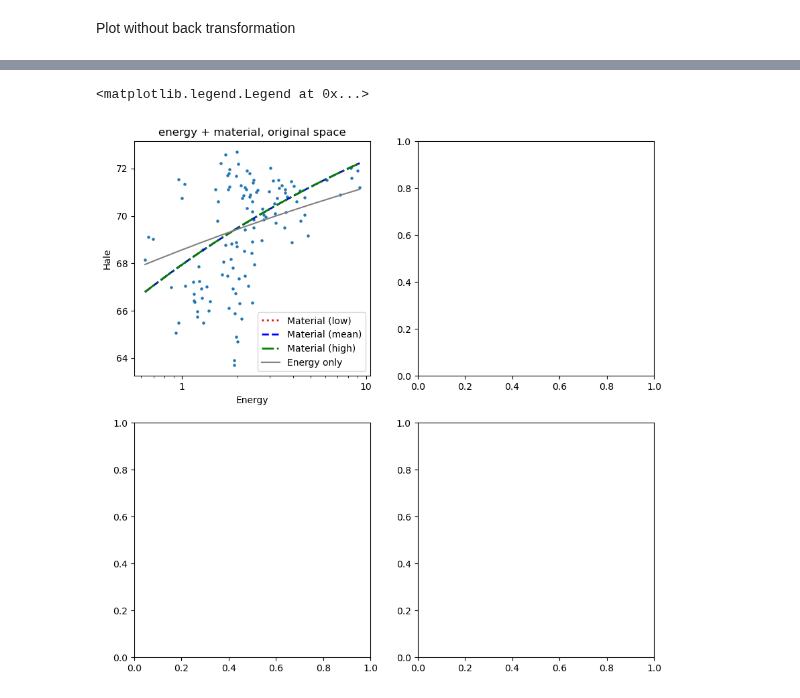
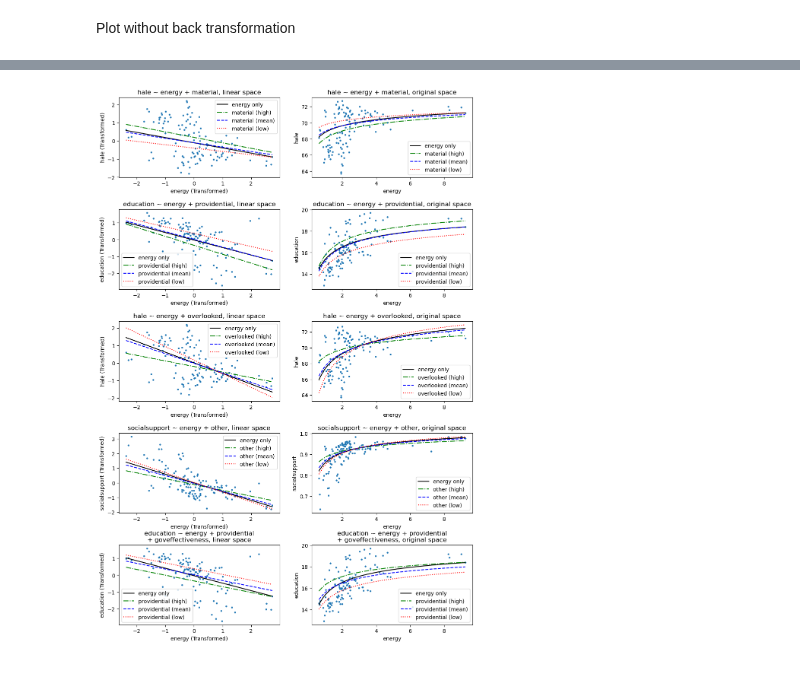
Before and after one commit to saviorand/provisioning-model, a Jupyter notebook: provisioning_model/notebooks/foundational/viz_regressions.ipynb, the cells around one changed output, grey strips where cells are left out. Saved outputs shown, nothing was run; the diff lists cells and outputs as text; code cells hidden in the pictures.

```diff
--- a/provisioning_model/notebooks/foundational/viz_regressions.ipynb
+++ b/provisioning_model/notebooks/foundational/viz_regressions.ipynb
@@ -122,0 +156,9 @@ selected_single_model_socialsupport_overlooked = single_regressions_df.iloc[2]['
+# %%
+single_regressions_df_accounts = df_regressions_accounts[df_regressions_accounts['name'].str.contains('Single')]
+single_regressions_df_accounts = single_regressions_df_accounts.sort_values(by="goodness_of_fit", key=lambda k: k.str["adj_r_squared"], ascending=False)
+single_regressions_df_accounts_overview = single_regressions_df_accounts[['name', 'dependent_variable', 'independent_variables', 'goodness_of_fit']]
+single_regressions_df_accounts_overview = pd.concat([single_regressions_df_accounts_overview.drop(['goodness_of_fit'], axis=1), single_regressions_df_accounts_overview['goodness_of_fit'].apply(pd.Series)], axis=1)
+single_regressions_df_accounts_overview = pd.concat([single_regressions_df_accounts_overview.drop(['coefs'], axis=1), single_regressions_df_accounts_overview['coefs'].apply(pd.Series)], axis=1)
+single_regressions_df_accounts_overview = single_regressions_df_accounts_overview.loc[:,~single_regressions_df_accounts_overview.columns.str.contains('T.True')]
+single_regressions_df_accounts_overview = single_regressions_df_accounts_overview.drop(['model_name'], axis=1)
+single_regressions_df_accounts_overview
@@ -123,3 +181,5 @@ selected_single_model_socialsupport_overlooked = single_regressions_df.iloc[2]['
+# %%
+selected_single_model_overlooked_hale_accounts = single_regressions_df_accounts.iloc[1]['model']
 # %% [markdown]
 Which multiple regressions have the best $R^2$?
 # %%
@@ -172,0 +216,4 @@ Print the best r-squared and log-likelihood models.
+# %%
+selected_multiple_model_hale_material_goveffectiveness = multiple_regressions_df.iloc[12]['model']
+selected_multiple_model_education_providential_goveffectiveness = multiple_regressions_df.iloc[10]['model']
+selected_multiple_model_education_providential_goveffectiveness.summary
@@ -361,26 +320,2 @@ def log_tick_formatter(val, pos=None):
-# %%
-fig, axs = plt.subplots(2, 2, figsize=(10, 10))
-axs[0, 0].scatter(back_transformed_data["energy"], back_transformed_data["hale"], s=5)
-axs[0, 0].set_title('energy + material, original space')
-# log x axis
-axs[0, 0].set_xscale('log')
-axs[0, 0].xaxis.set_major_locator(LogLocator(base=10.0))
-axs[0, 0].xaxis.set_major_formatter(FuncFormatter(lambda val, pos: "{:.0f}".format(val)))
-axs[0, 0].set_xlabel('Energy')
-axs[0, 0].set_ylabel('Hale')
-
-# plot the predicted values
-axs[0, 0].plot(single_predictions_back_transformed_low["energy"], single_predictions_back_transformed_low["predicted_hale"], color='red', linestyle=':', linewidth=2, label='Material (low)')
-axs[0, 0].plot(single_predictions_back_transformed_mean["energy"], single_predictions_back_transformed_mean["predicted_hale"], color='blue', linestyle='--', linewidth=2, label='Material (mean)')
-axs[0, 0].plot(single_predictions_back_transformed_high["energy"], single_predictions_back_transformed_high["predicted_hale"], color='green', linestyle='-.', linewidth=2, label='Material (high)')
-axs[0, 0].plot(bivariate_predictions_back_transformed["energy"], bivariate_predictions_back_transformed["predicted_hale"], color='gray', label='Energy only')
-axs[0, 0].legend()
-# axs[0, 1].scatter(back_transformed_single_reg_data["energy"], back_transformed_single_reg_data["education"])
-# axs[0, 1].set_title('education vs energy back-transformed')
-# axs[1, 0].scatter(back_transformed_single_reg_data["energy"], back_transformed_single_reg_data["socialsupport"])
-# axs[1, 0].set_title('socialsupport vs energy back-transformed')
-# axs[1, 1].scatter(back_transformed_single_reg_data["energy"], back_transformed_single_reg_data["schoolenr"])
-# axs[1, 1].set_title('schoolenr vs energy back-transformed')
-# %% [output]
-<matplotlib.legend.Legend at 0x...>
-[figure, removed]
+# %%
+back_transformed_data = back_transform_data(scaler_df, foundational_df_transformed)
@@ -386,0 +354,17 @@ axs[0, 0].legend()
+# %%
+fig, ax = plt.subplots(5, 2, figsize=(12, 18))
+plot_predictions_on_ax(ax[0, 0], {'energy_only': selected_bivariate_model_hale, 'with_provisioning': selected_single_model_hale_material}, 'hale', ['energy', 'material'], back_transformed_data, foundational_df_transformed, scaler_df)
+plot_predictions_on_ax(ax[0, 1], {'energy_only': selected_bivariate_model_hale, 'with_provisioning': selected_single_model_hale_material}, 'hale', ['energy', 'material'], back_transformed_data, foundational_df_transformed, scaler_df, back_transform_y=True)
+plot_predictions_on_ax(ax[1, 0], {'energy_only': selected_bivariate_model_education, 'with_provisioning': selected_single_model_education_providential}, 'education', ['energy', 'providential'], back_transformed_data, foundational_df_transformed, scaler_df)
+plot_predictions_on_ax(ax[1, 1], {'energy_only': selected_bivariate_model_education, 'with_provisioning': selected_single_model_education_providential}, 'education', ['energy', 'providential'], back_transformed_data, foundational_df_transformed, scaler_df, back_transform_y=True)
+# predicting labour cost survey data using a regression trained on accounts also works
+plot_predictions_on_ax(ax[2, 0], {'energy_only': selected_bivariate_model_hale_accounts, 'with_provisioning': selected_single_model_overlooked_hale_accounts}, 'hale', ['energy', 'overlooked'], back_transformed_data, foundational_df_transformed, scaler_df)
+plot_predictions_on_ax(ax[2, 1], {'energy_only': selected_bivariate_model_hale_accounts, 'with_provisioning': selected_single_model_overlooked_hale_accounts}, 'hale', ['energy', 'overlooked'], back_transformed_data, foundational_df_transformed, scaler_df, back_transform_y=True)
+plot_predictions_on_ax(ax[3, 0], {'energy_only': selected_bivariate_model_socialsupport, 'with_provisioning': selected_single_model_socialsupport_other}, 'socialsupport', ['energy', 'other'], back_transformed_data, foundational_df_transformed, scaler_df)
+plot_predictions_on_ax(ax[3, 1], {'energy_only': selected_bivariate_model_socialsupport, 'with_provisioning': selected_single_model_socialsupport_other}, 'socialsupport', ['energy', 'other'], back_transformed_data, foundational_df_transformed, scaler_df, back_transform_y=True)
+# plotting multiple provisioning factor regressions also works, setting the value of all extra provisioning factors except one to their means
+plot_predictions_on_ax(ax[4, 0], {'energy_only': selected_bivariate_model_education, 'with_provisioning': selected_multiple_model_education_providential_goveffectiveness}, 'education', ['energy', 'providential', 'goveffectiveness'], back_transformed_data, foundational_df_transformed, scaler_df)
+plot_predictions_on_ax(ax[4, 1], {'energy_only': selected_bivariate_model_education, 'with_provisioning': selected_multiple_model_education_providential_goveffectiveness}, 'education', ['energy', 'providential', 'goveffectiveness'], back_transformed_data, foundational_df_transformed, scaler_df, back_transform_y=True)
+fig.subplots_adjust(hspace=0.4)  # Increase hspace for more vertical space
+# %% [output]
+[figure, added]
```
Also changed, not shown: parts of 34 cells of this notebook, 3 other files.
